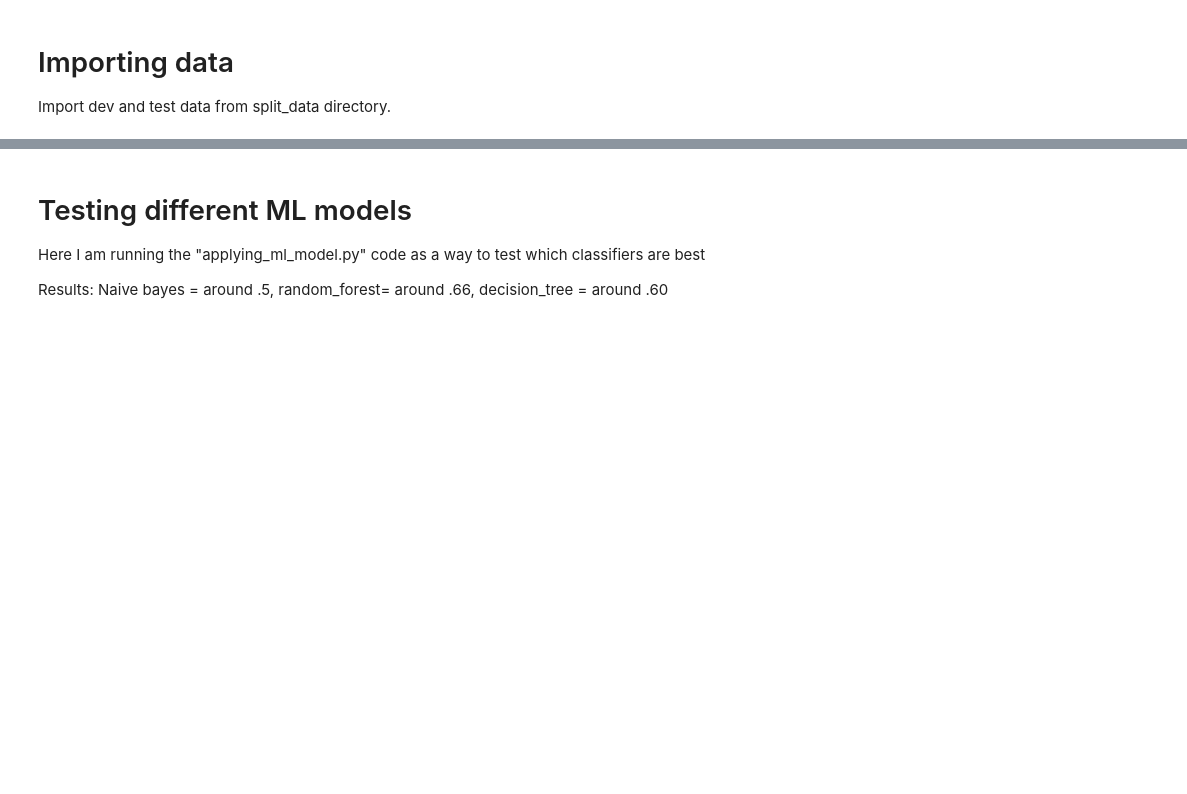
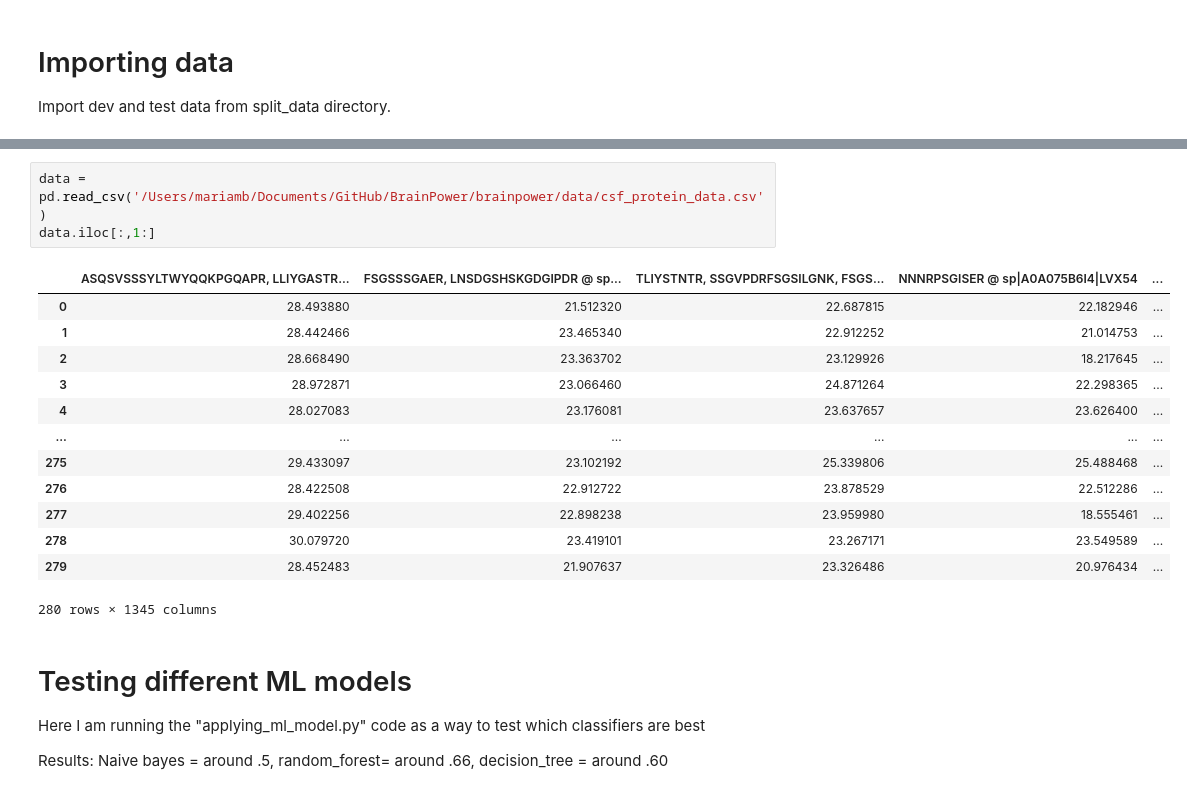
Before and after one commit to BrainPowerChemE/BrainPower, a Jupyter notebook: brainpower/jupyter_notebooks/roc_curves_confusion_matrices.ipynb, the cells around one changed output, grey strips where cells are left out. Drawn from its saved outputs; the diff is of its cells as text; blank space fills up the shorter version.

```diff
--- a/brainpower/jupyter_notebooks/roc_curves_confusion_matrices.ipynb
+++ b/brainpower/jupyter_notebooks/roc_curves_confusion_matrices.ipynb
@@ -382,4 +382,21 @@ dev
 172 rows × 21 columns
+# %%
+data = pd.read_csv('/Users/mariamb/Documents/GitHub/BrainPower/brainpower/data/csf_protein_data.csv')
+data.iloc[:,1:]
+# %% [output]
+|  | ASQSVSSSYLTWYQQKPGQAPR, LLIYGASTR... | FSGSSSGAER, LNSDGSHSKGDGIPDR @ sp... | TLIYSTNTR, SSGVPDRFSGSILGNK, FSGS... | NNNRPSGISER @ sp|A0A075B6I4|LVX54 | ... |
+| 0 | 28.493880 | 21.512320 | 22.687815 | 22.182946 | ... |
+| 1 | 28.442466 | 23.465340 | 22.912252 | 21.014753 | ... |
+| 2 | 28.668490 | 23.363702 | 23.129926 | 18.217645 | ... |
+| 3 | 28.972871 | 23.066460 | 24.871264 | 22.298365 | ... |
+| 4 | 28.027083 | 23.176081 | 23.637657 | 23.626400 | ... |
+| ... | ... | ... | ... | ... | ... |
+| 275 | 29.433097 | 23.102192 | 25.339806 | 25.488468 | ... |
+| 276 | 28.422508 | 22.912722 | 23.878529 | 22.512286 | ... |
+| 277 | 29.402256 | 22.898238 | 23.959980 | 18.555461 | ... |
+| 278 | 30.079720 | 23.419101 | 23.267171 | 23.549589 | ... |
+| 279 | 28.452483 | 21.907637 | 23.326486 | 20.976434 | ... |
+280 rows × 1345 columns
 # %% [markdown]
 # Testing different ML models
 Here I am running the "applying_ml_model.py" code as a way to test which classifiers are best
```
Also changed, not shown: parts of 1 cell of this notebook, 1 other file.
